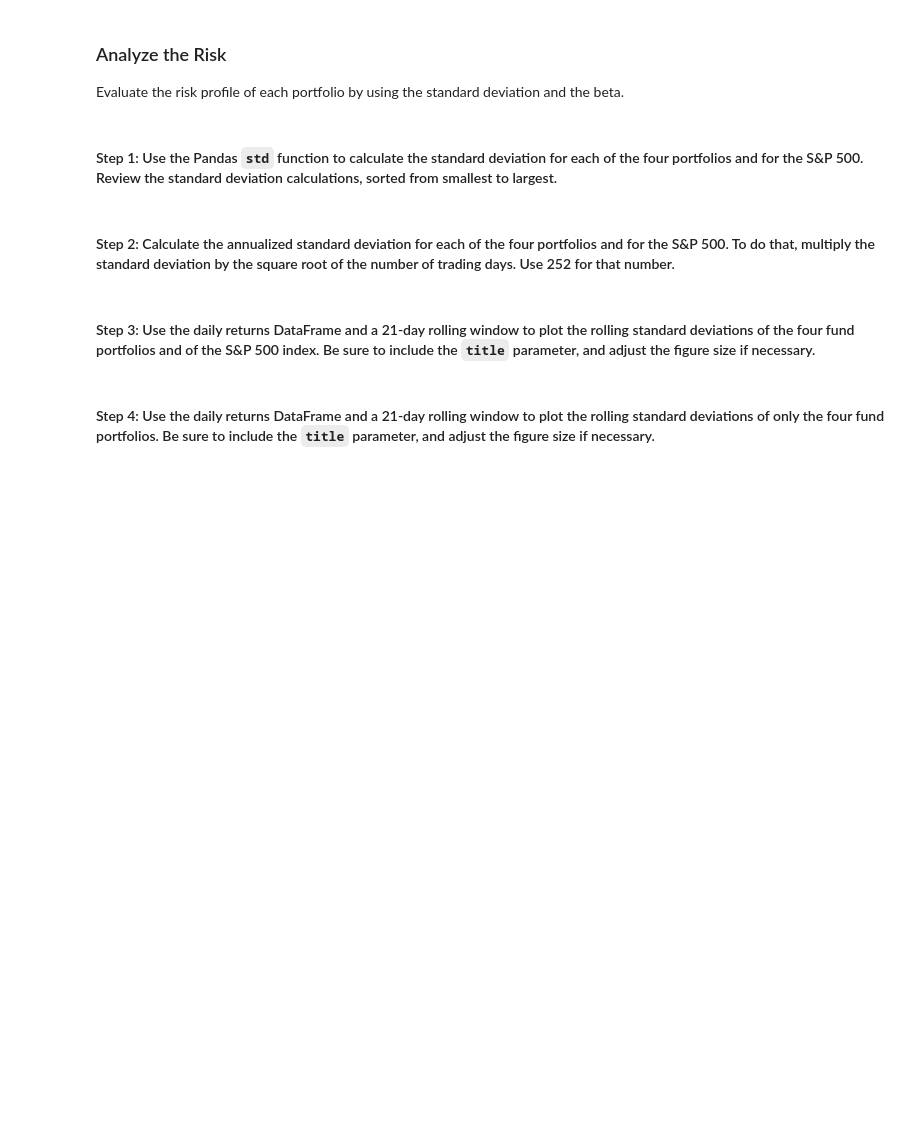
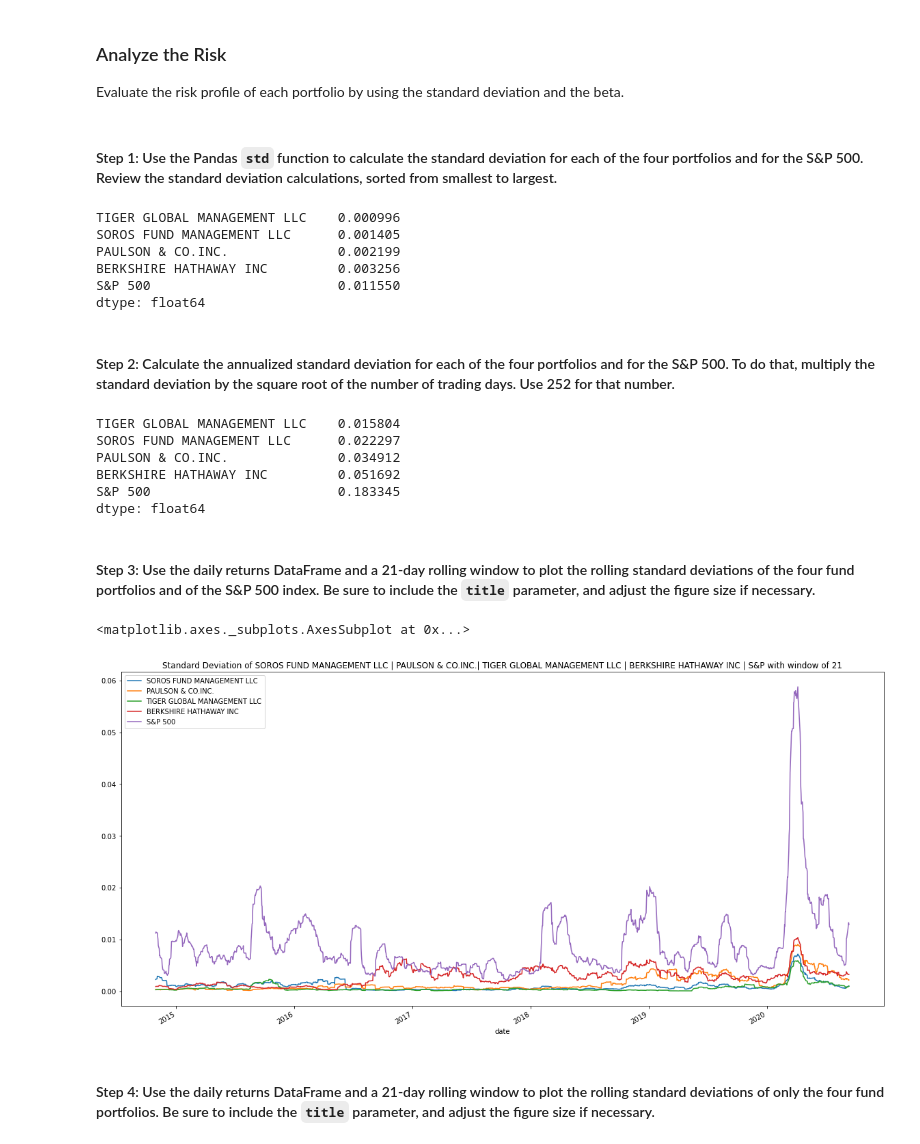
Before and after one commit to carlosmpr/Challange4-quantitative-analyst-for-a-FinTech-investing-platform, a Jupyter notebook: risk_return_analysis.ipynb, the cells around one changed output. Saved outputs shown, nothing was run; the diff lists cells and outputs as text; code cells hidden in the pictures; blank space fills up the shorter version.

```diff
--- a/risk_return_analysis.ipynb
+++ b/risk_return_analysis.ipynb
@@ -363,2 +363,13 @@ Evaluate the risk profile of each portfolio by using the standard deviation and
+# %%
+whales_nav_daily_returns = whale_navs_df.pct_change().dropna()
+whales_nav_standard_deviation = whales_nav_daily_returns.std()
+whales_nav_standard_deviation.sort_values()
+# %% [output]
+TIGER GLOBAL MANAGEMENT LLC    0.000996
+SOROS FUND MANAGEMENT LLC      0.001405
+PAULSON & CO.INC.              0.002199
+BERKSHIRE HATHAWAY INC         0.003256
+S&P 500                        0.011550
+dtype: float64
 # %% [markdown]
 #### Step 2: Calculate the annualized standard deviation for each of the four portfolios and for the S&P 500. To do that, multiply the standard deviation by the square root of the number of trading days. Use 252 for that number.
@@ -369,2 +376,12 @@ Evaluate the risk profile of each portfolio by using the standard deviation and
+# %%
+anualized_whales_nav_standard_deviation = whales_nav_standard_deviation * np.sqrt(252)
+anualized_whales_nav_standard_deviation.sort_values()
+# %% [output]
+TIGER GLOBAL MANAGEMENT LLC    0.015804
+SOROS FUND MANAGEMENT LLC      0.022297
+PAULSON & CO.INC.              0.034912
+BERKSHIRE HATHAWAY INC         0.051692
+S&P 500                        0.183345
+dtype: float64
 # %% [markdown]
 #### Step 3: Use the daily returns DataFrame and a 21-day rolling window to plot the rolling standard deviations of the four fund portfolios and of the S&P 500 index. Be sure to include the `title` parameter, and adjust the figure size if necessary.
@@ -376,2 +388,8 @@ Evaluate the risk profile of each portfolio by using the standard deviation and
+# %%
+whales_nav_standard_deviation_21_window = whales_nav_daily_returns.rolling(window=21).std()
+whales_nav_standard_deviation_21_window.plot(figsize=(20,10), title="Standard Deviation of SOROS FUND MANAGEMENT LLC | PAULSON & CO.INC.| TIGER GLOBAL MANAGEMENT LLC | BERKSHIRE HATHAWAY INC | S&P 500 |with window of 21")
+# %% [output]
+<matplotlib.axes._subplots.AxesSubplot at 0x...>
+[figure, added]
 # %% [markdown]
 #### Step 4: Use the daily returns DataFrame and a 21-day rolling window to plot the rolling standard deviations of only the four fund portfolios. Be sure to include the `title` parameter, and adjust the figure size if necessary.
```
Also changed, not shown: parts of 10 cells of this notebook.
